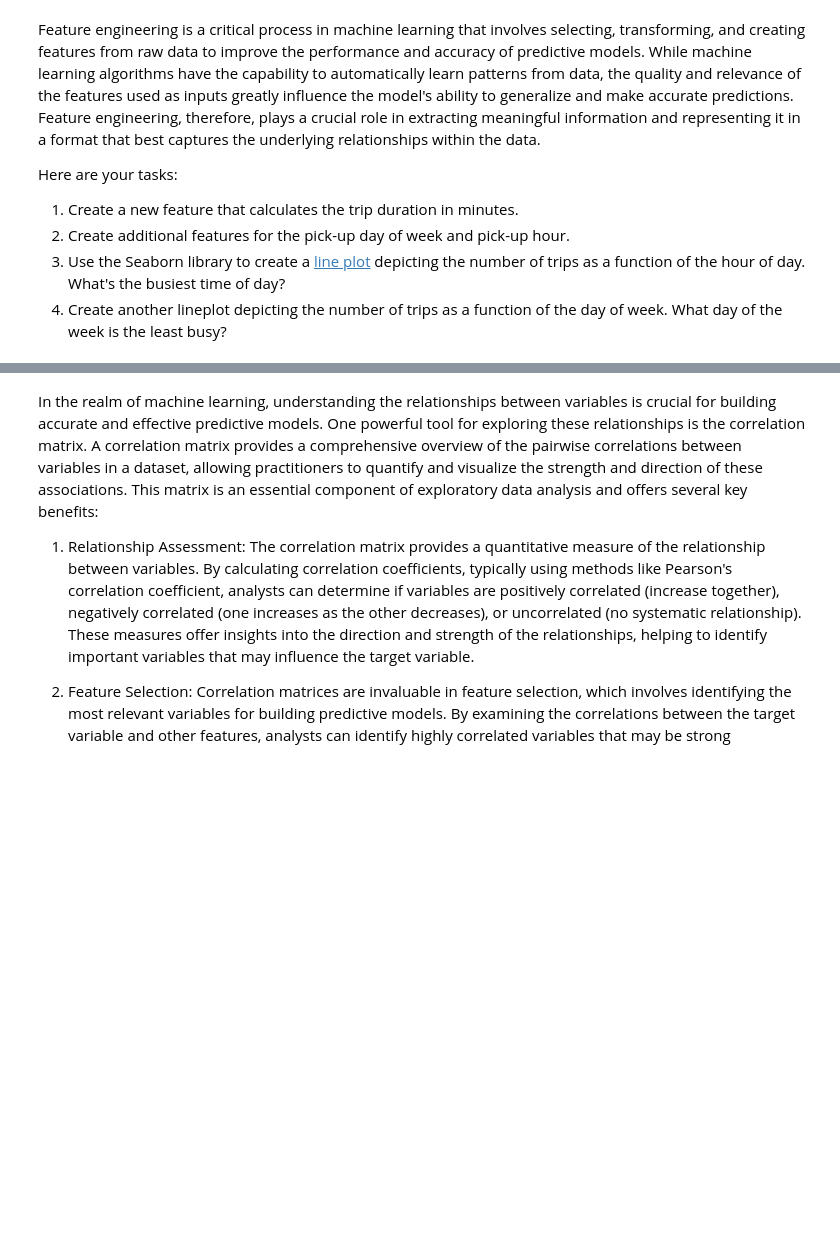
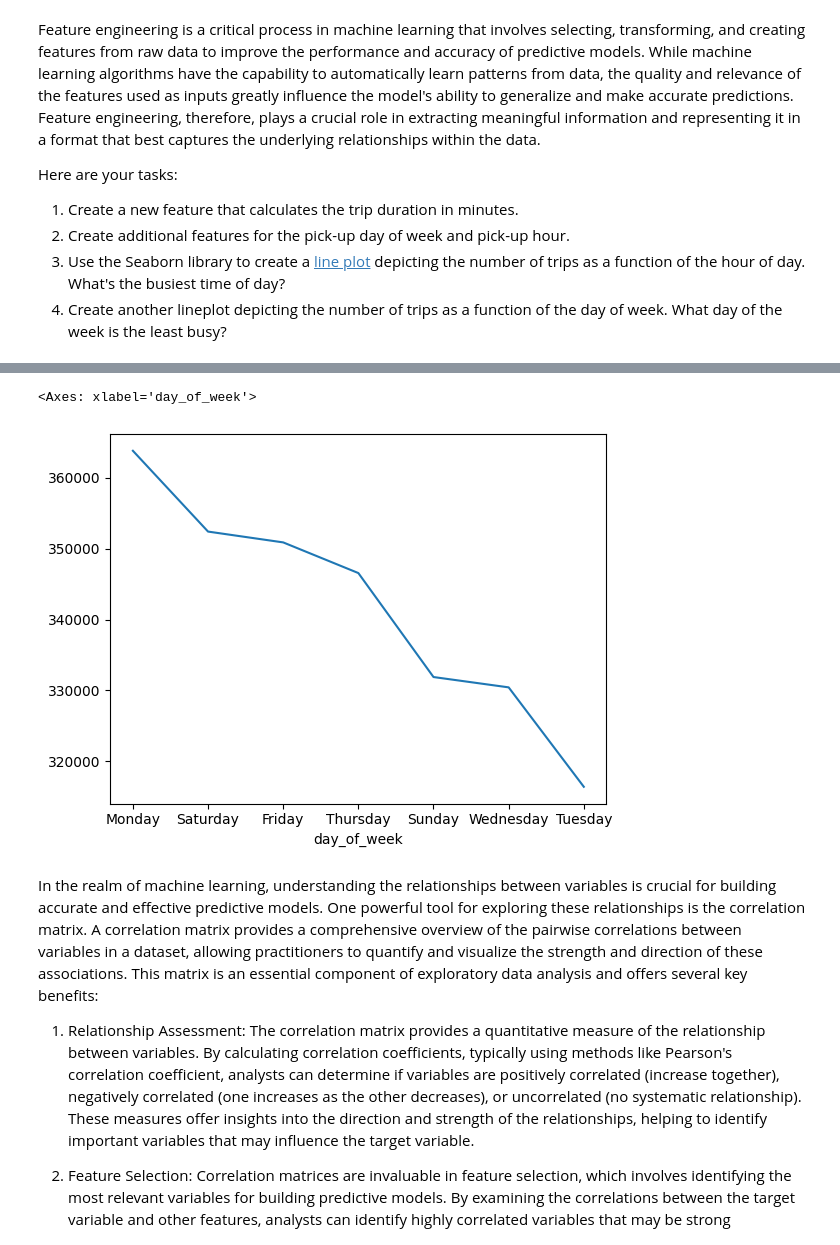
Before and after one commit to Ashok401/ooplqcp, a Jupyter notebook: Student_MLE_MiniProject_EDA.ipynb, the cells around one changed output, grey strips where cells are left out. Cells and saved outputs as stored; diff of their text form; code cells hidden in the pictures; blank space fills up the shorter version.

```diff
--- a/Student_MLE_MiniProject_EDA.ipynb
+++ b/Student_MLE_MiniProject_EDA.ipynb
@@ -112,5 +106,10 @@ Here are your tasks:
 # %%
 # Create a lineplot displaying the number of trips by pickup day
+value_counts = df['day_of_week'].value_counts()
+value_counts.plot()
+# %% [output]
+<Axes: xlabel='day_of_week'>
+[figure, added]
 # %% [markdown]
 In the realm of machine learning, understanding the relationships between variables is crucial for building accurate and effective predictive models. One powerful tool for exploring these relationships is the correlation matrix. A correlation matrix provides a comprehensive overview of the pairwise correlations between variables in a dataset, allowing practitioners to quantify and visualize the strength and direction of these associations. This matrix is an essential component of exploratory data analysis and offers several key benefits:
 
```
Also changed, not shown: parts of 4 cells of this notebook.
